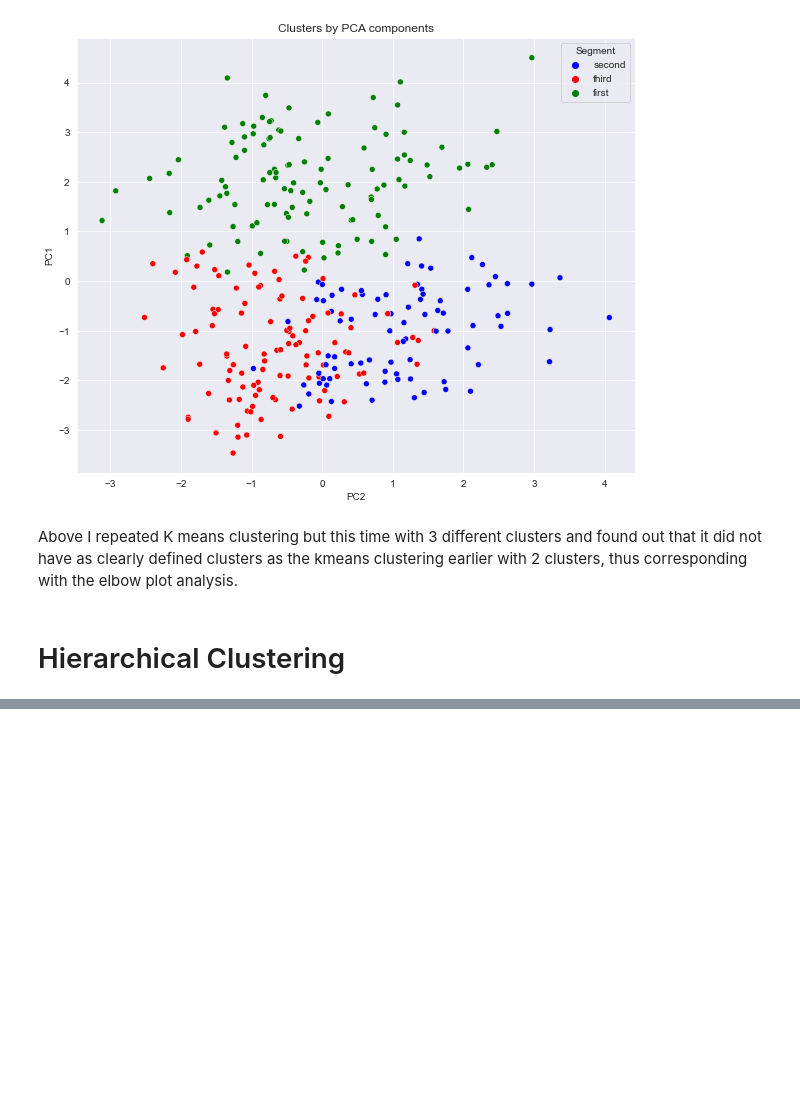
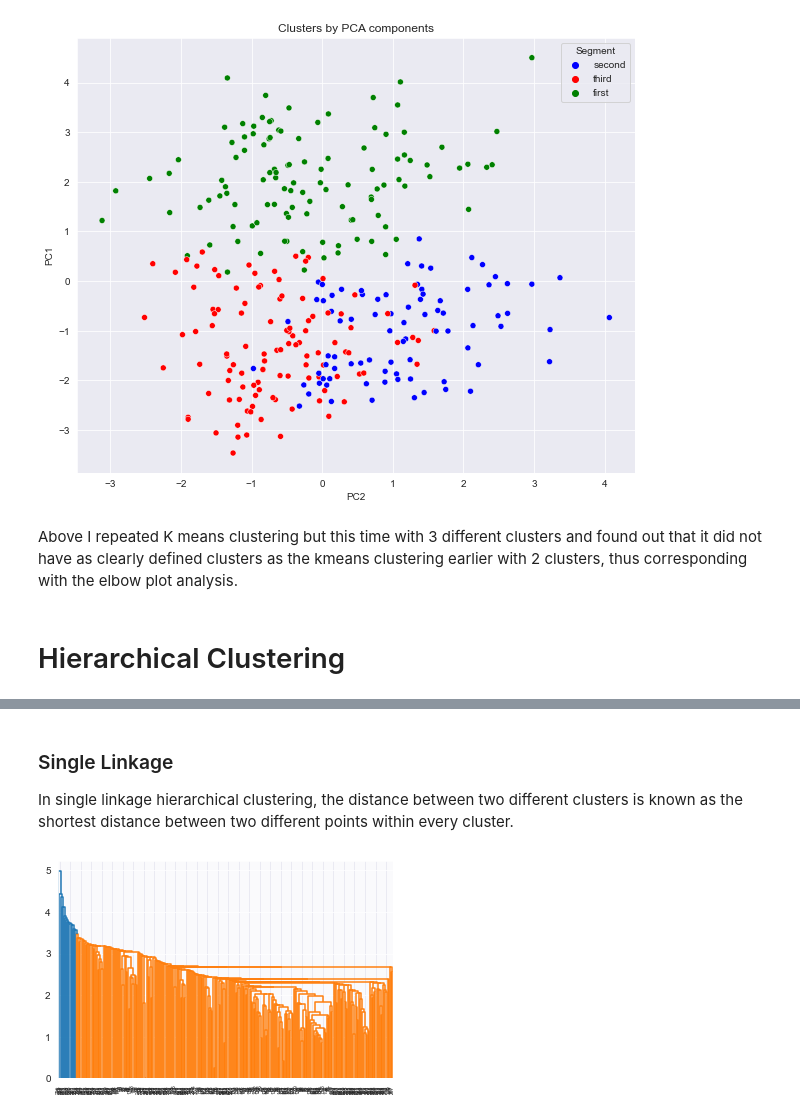
Before and after one commit to Harshal12355/Heart-Disease, a Jupyter notebook: heart_final.ipynb, the cells around one changed output, grey strips where cells are left out. Cells and saved outputs as stored; diff of their text form; code cells hidden in the pictures; blank space fills up the shorter version.

```diff
--- a/heart_final.ipynb
+++ b/heart_final.ipynb
@@ -1111 +1098,11 @@ plt.show()
 <Figure size 3600x1440 with 0 Axes>
+# %% [markdown]
+### Single Linkage
+
+In single linkage hierarchical clustering, the distance between two different clusters is known as the shortest distance between two different points within every cluster.
+# %%
+single = linkage(scaled_df, method="single", metric='euclidean')
+dendrogram(single)
+plt.show()
+# %% [output]
+[figure, added]
```
Also changed, not shown: parts of 66 cells of this notebook.
